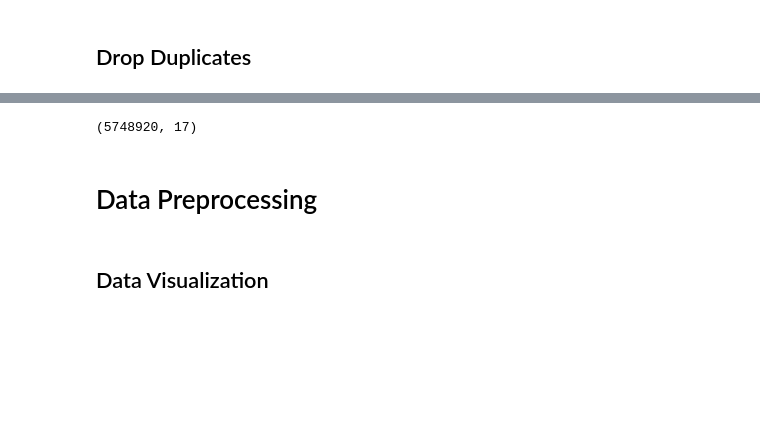
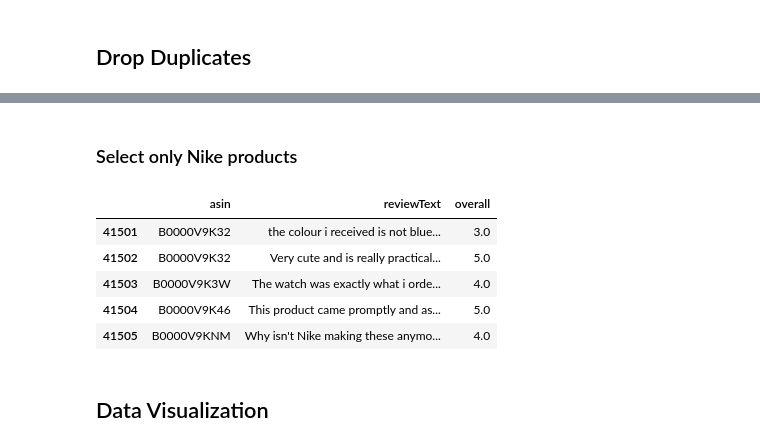
Before and after one commit to lruizarce/unsupervisedText, a Jupyter notebook: final.ipynb, the cells around one changed output, grey strips where cells are left out. Saved outputs shown, nothing was run; the diff lists cells and outputs as text; code cells hidden in the pictures; blank space fills up the shorter version.

```diff
--- a/final.ipynb
+++ b/final.ipynb
@@ -79,6 +83,6 @@ reviews.shape
 # %%
 products = products.set_index('asin')
 reviews = reviews.set_index('asin')
-df = products.join(reviews, how='inner')
+df = reviews.join(products, how='inner')
 df.head()
 # %% [output]
@@ -130,7 +123,3 @@ df.drop_duplicates(subset=['asin'], keep='first')
 1136004 rows × 17 columns
-# %%
-df.shape
-# %% [output]
-(5748920, 17)
-# %% [markdown]
-# Data Preprocessing
+# %% [markdown]
+### Select only Nike products
@@ -137,3 +139,13 @@ df.shape
+# %%
+df_nike = drop_rows_with_none(df, 'asin')
+df_nike.head()
+# %% [output]
+|  | asin | reviewText | overall |
+| 41501 | B0000V9K32 | the colour i received is not blue... | 3.0 |
+| 41502 | B0000V9K32 | Very cute and is really practical... | 5.0 |
+| 41503 | B0000V9K3W | The watch was exactly what i orde... | 4.0 |
+| 41504 | B0000V9K46 | This product came promptly and as... | 5.0 |
+| 41505 | B0000V9KNM | Why isn't Nike making these anymo... | 4.0 |
 # %% [markdown]
 ## Data Visualization
 # %%
```
Also changed, not shown: parts of 29 cells of this notebook.
